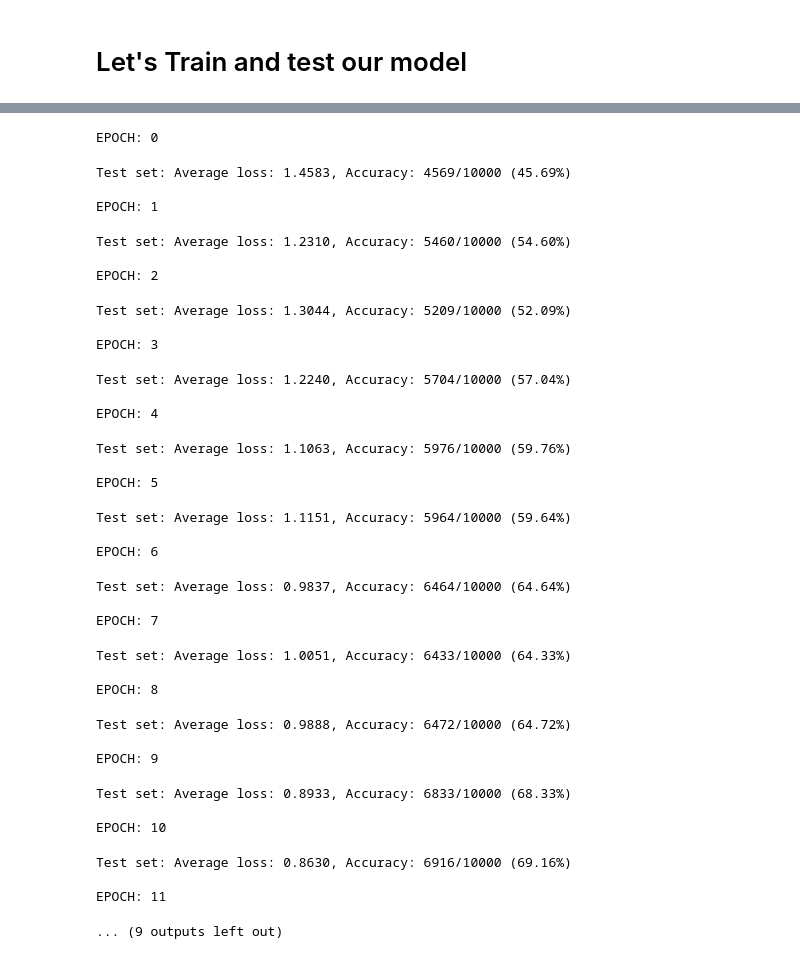
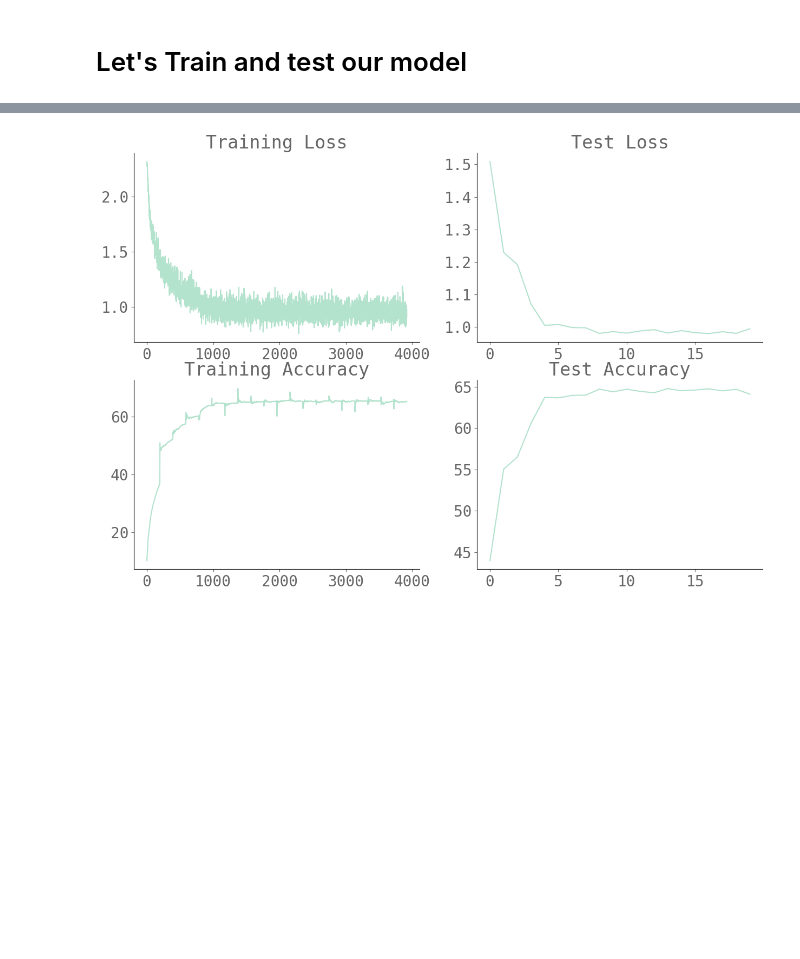
Before and after one commit to venkyyuvy/image_classifier, a Jupyter notebook: S8/batch_normalization.ipynb, the cells around one changed output, grey strips where cells are left out. Drawn from its saved outputs; the diff is of its cells as text; code cells hidden in the pictures; blank space fills up the shorter version.

```diff
--- a/S8/batch_normalization.ipynb
+++ b/S8/batch_normalization.ipynb
@@ -64,7 +57,7 @@ def get_layer(layer_type, in_channel=None, out_channel=None,
               dropout_value=0.05, norm='batch', group=1):
     norm_map = {'batch': nn.BatchNorm2d,
      'layer': nn.GroupNorm,
-     'group': nn.GroupNorm} #norm_layer(4, out_channel),
+     'group': nn.GroupNorm}
     norm_layer = norm_map[norm]
     if layer_type == 'C':
         return nn.Sequential(
@@ -72,7 +65,7 @@ def get_layer(layer_type, in_channel=None, out_channel=None,
                       out_channels=out_channel,
                       kernel_size=(3, 3), padding=1, bias=False),
             nn.ReLU(),
-            norm_layer(out_channel, out_channel),
+            norm_layer(out_channel),
             nn.Dropout(dropout_value)
         )
     elif layer_type == 'c':
@@ -106,14 +99,11 @@ Unfortunately, there is no in-built model visualizer, so we have to take externa
 # %%
 # !pip install torchsummary
 from torchsummary import summary
-use_cuda = torch.cuda.is_available()
-device = torch.device("cuda" if use_cuda else "cpu")
-print(device)
 model = Net(
     list('CCcPCCCcPCCCGc'),
     [64, 32, 16, 16,
      8, 16, 16, 32, 32,
      8, 16, 32, 32, 10],
-    norm='layer').to(device)
+    norm='batch', dropout_value=0.05).to('cpu')
 summary(model, input_size=(3, 32, 32))
 # %% [output]
@@ -145,8 +135,9 @@ Let's write train and test functions
 # %%
 from torch.optim.lr_scheduler import StepLR
 from model import train, test
-
-optimizer = optim.SGD(model.parameters(), lr=0.01, momentum=0.9)
+device = 'mps:0'
+model.to(device)
+optimizer = optim.Adam(model.parameters(), lr=0.01)
 scheduler = StepLR(optimizer, step_size=4, gamma=0.05)
 
 EPOCHS =  20
@@ -160,46 +185,5 @@ EPOCH: 0
-# %%
-from torch.optim.lr_scheduler import StepLR
-optimizer = optim.SGD(model.parameters(), lr=0.01, momentum=0.9)
-scheduler = StepLR(optimizer, step_size=4, gamma=0.05)
-
-EPOCHS =  20
-for epoch in range(EPOCHS):
-    print("EPOCH:", epoch)
-    train(model, device, train_loader, optimizer, epoch)
-    test(model, device, test_loader)
-# %% [output]
-EPOCH: 0
-Test set: Average loss: 1.4583, Accuracy: 4569/10000 (45.69%)
-
-EPOCH: 1
-Test set: Average loss: 1.2310, Accuracy: 5460/10000 (54.60%)
-
-EPOCH: 2
-Test set: Average loss: 1.3044, Accuracy: 5209/10000 (52.09%)
-
-EPOCH: 3
-Test set: Average loss: 1.2240, Accuracy: 5704/10000 (57.04%)
-
-EPOCH: 4
-Test set: Average loss: 1.1063, Accuracy: 5976/10000 (59.76%)
-
-EPOCH: 5
-Test set: Average loss: 1.1151, Accuracy: 5964/10000 (59.64%)
-
-EPOCH: 6
-Test set: Average loss: 0.9837, Accuracy: 6464/10000 (64.64%)
-
-EPOCH: 7
-Test set: Average loss: 1.0051, Accuracy: 6433/10000 (64.33%)
-
-EPOCH: 8
-Test set: Average loss: 0.9888, Accuracy: 6472/10000 (64.72%)
-
-EPOCH: 9
-Test set: Average loss: 0.8933, Accuracy: 6833/10000 (68.33%)
-
-EPOCH: 10
-Test set: Average loss: 0.8630, Accuracy: 6916/10000 (69.16%)
-
-EPOCH: 11
-... (9 outputs left out)
+# %%
+from model import plot_loss_n_acc
+plot_loss_n_acc()
+# %% [output]
+[figure, added]
```
Also changed, not shown: parts of 9 cells of this notebook, 4 other files.
